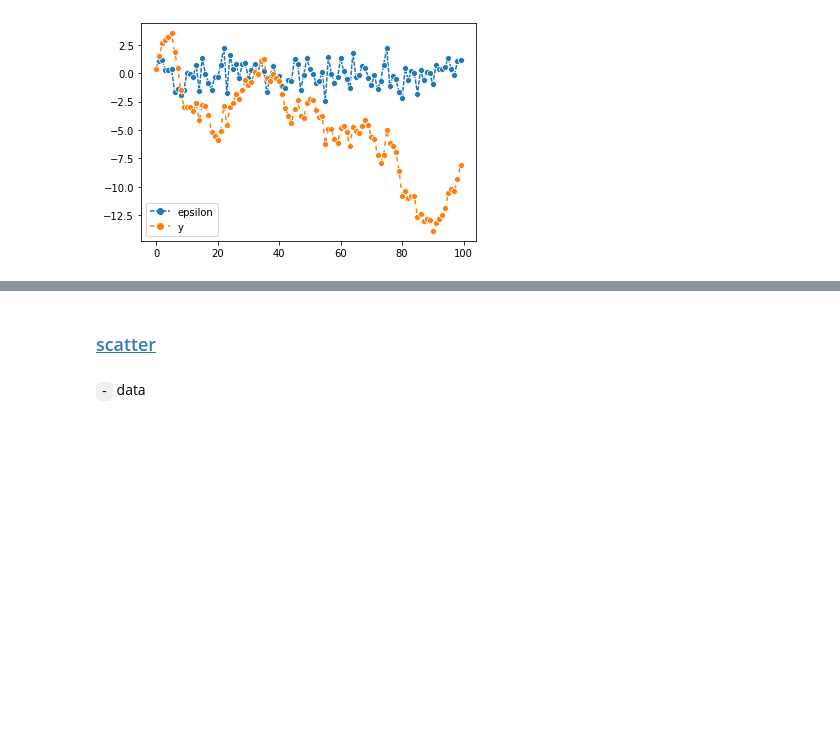
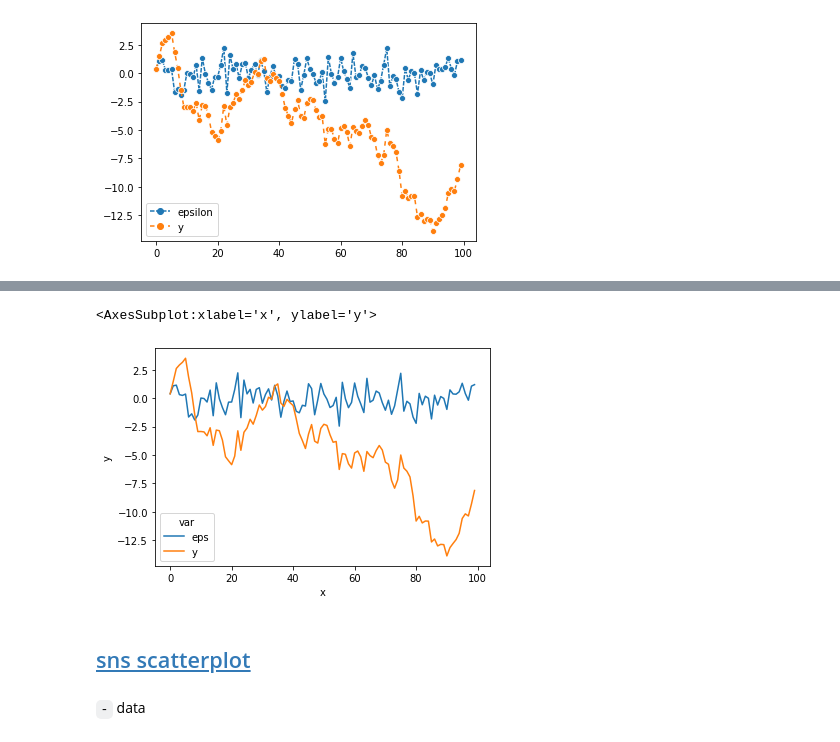
Before and after one commit to guebin/DV2022_backup, a Jupyter notebook: _notebooks/draft.ipynb, the cells around one changed output, grey strips where cells are left out. Cells and saved outputs as stored; diff of their text form; code cells hidden in the pictures; blank space fills up the shorter version.

```diff
--- a/_notebooks/draft.ipynb
+++ b/_notebooks/draft.ipynb
@@ -295,0 +314,3 @@ sns.lineplot(data=df1,dashes=[(3,1),(3,3)],markers=['o','o'])
+# %%
+df2 = pd.DataFrame({'x':list(range(100))*2,'y':np.concatenate([ϵ,y]), 'var': ['eps']*100+['y']*100})
+df2
@@ -296,5 +331,10 @@ sns.lineplot(data=df1,dashes=[(3,1),(3,3)],markers=['o','o'])
+# %%
+sns.lineplot(data=df2, x='x',y='y',hue='var')
+# %% [output]
+<AxesSubplot:xlabel='x', ylabel='y'>
+[figure, added]
 # %% [markdown]
-### [scatter](https://seaborn.pydata.org/generated/seaborn.scatterplot.html)
+## [sns scatterplot](https://seaborn.pydata.org/generated/seaborn.scatterplot.html)
 # %% [markdown]
 `-` data
 # %%
```
Also changed, not shown: parts of 40 cells of this notebook.
